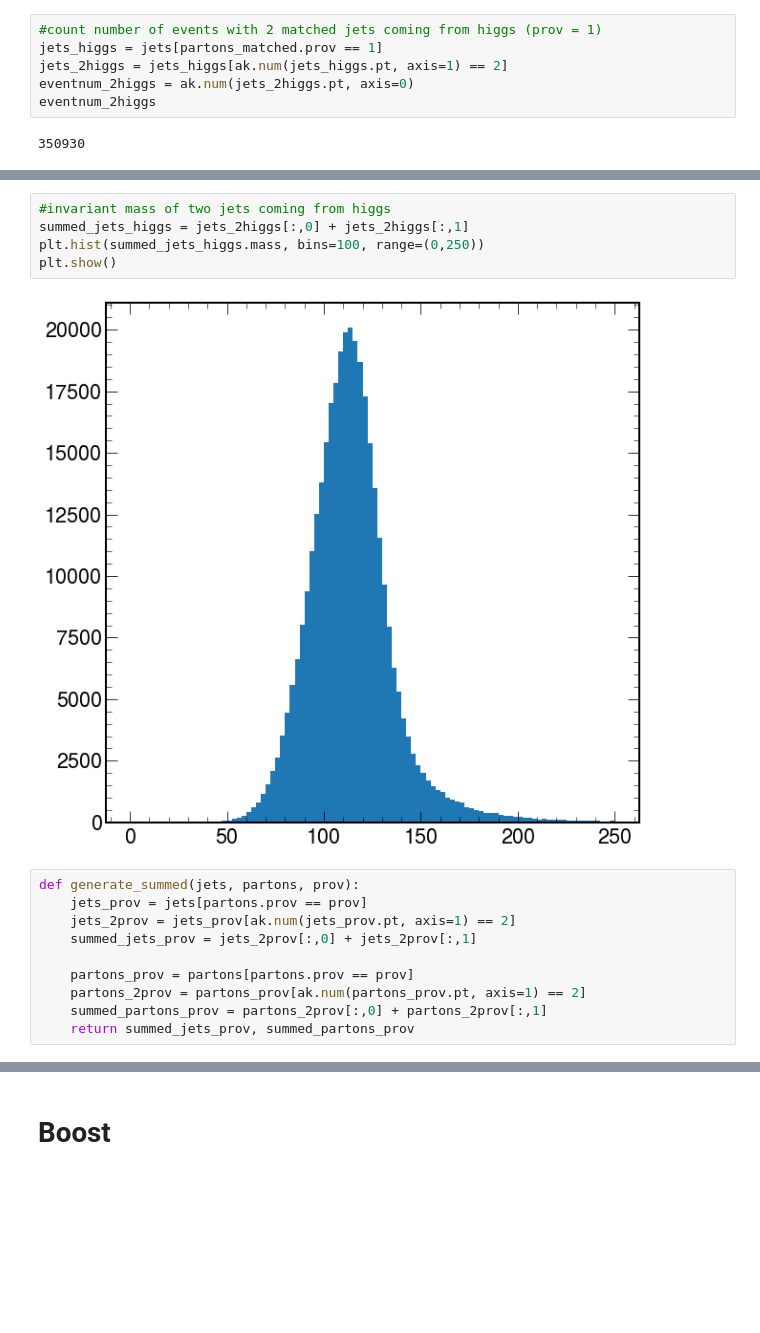
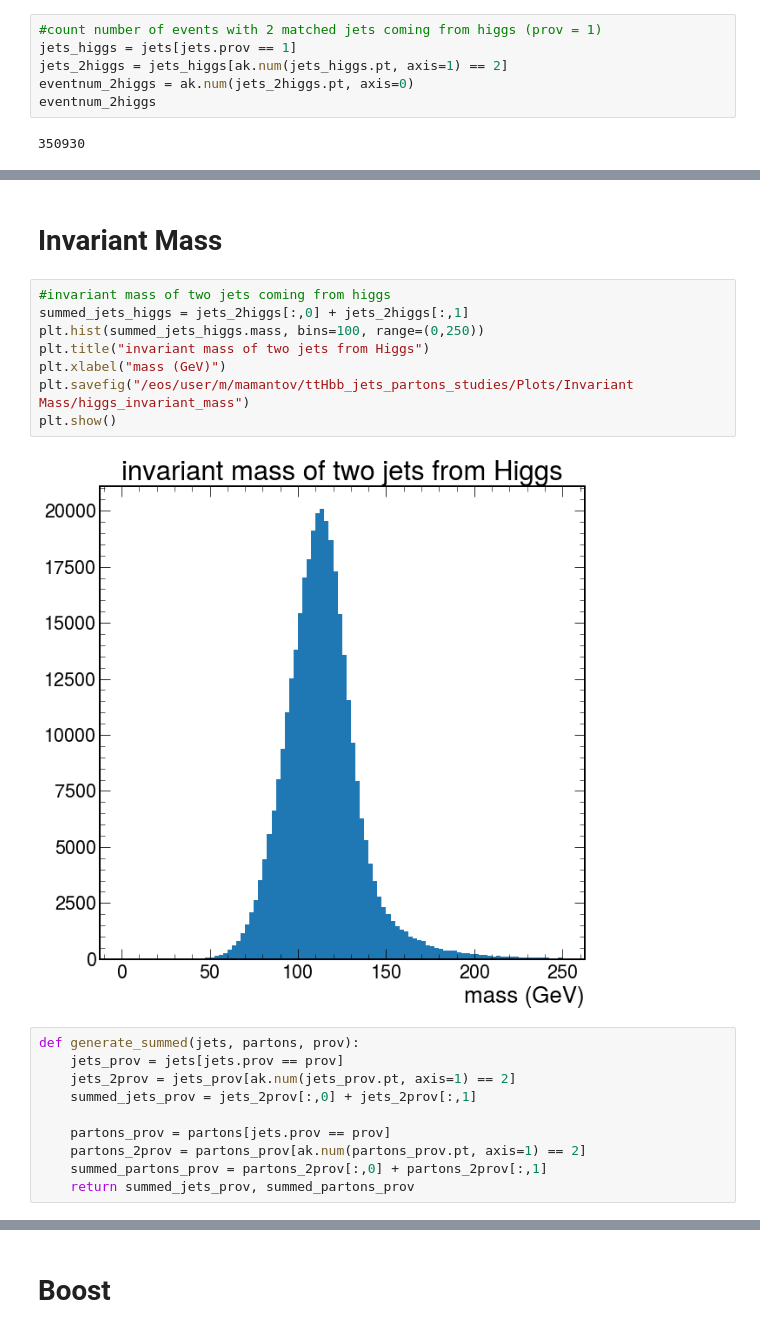
Before and after one commit to valsdav/ttHbb_jets_partons_studies, a Jupyter notebook: GenLevelPlots.ipynb, the cells around one changed output, grey strips where cells are left out. Saved outputs shown, nothing was run; the diff lists cells and outputs as text; blank space fills up the shorter version.

```diff
--- a/GenLevelPlots.ipynb
+++ b/GenLevelPlots.ipynb
@@ -86,6 +87,6 @@ plt.show()
 # %%
 #count number of events with 2 matched jets coming from higgs (prov = 1)
-jets_higgs = jets[partons_matched.prov == 1]
+jets_higgs = jets[jets.prov == 1]
 jets_2higgs = jets_higgs[ak.num(jets_higgs.pt, axis=1) == 2]
 eventnum_2higgs = ak.num(jets_2higgs.pt, axis=0)
 eventnum_2higgs
@@ -103,17 +107,22 @@ plt.show()
+# %% [markdown]
+# Invariant Mass
 # %%
 #invariant mass of two jets coming from higgs
 summed_jets_higgs = jets_2higgs[:,0] + jets_2higgs[:,1]
 plt.hist(summed_jets_higgs.mass, bins=100, range=(0,250))
+plt.title("invariant mass of two jets from Higgs")
+plt.xlabel("mass (GeV)")
+plt.savefig("/eos/user/m/mamantov/ttHbb_jets_partons_studies/Plots/Invariant Mass/higgs_invariant_mass")
 plt.show()
 # %% [output]
-[figure, old version]
+[figure, new version]
 # %%
 def generate_summed(jets, partons, prov):
-    jets_prov = jets[partons.prov == prov]
+    jets_prov = jets[jets.prov == prov]
     jets_2prov = jets_prov[ak.num(jets_prov.pt, axis=1) == 2]
     summed_jets_prov = jets_2prov[:,0] + jets_2prov[:,1]
 
-    partons_prov = partons[partons.prov == prov]
+    partons_prov = partons[jets.prov == prov]
     partons_2prov = partons_prov[ak.num(partons_prov.pt, axis=1) == 2]
     summed_partons_prov = partons_2prov[:,0] + partons_2prov[:,1]
     return summed_jets_prov, summed_partons_prov
```
Also changed, not shown: parts of 65 cells of this notebook.
